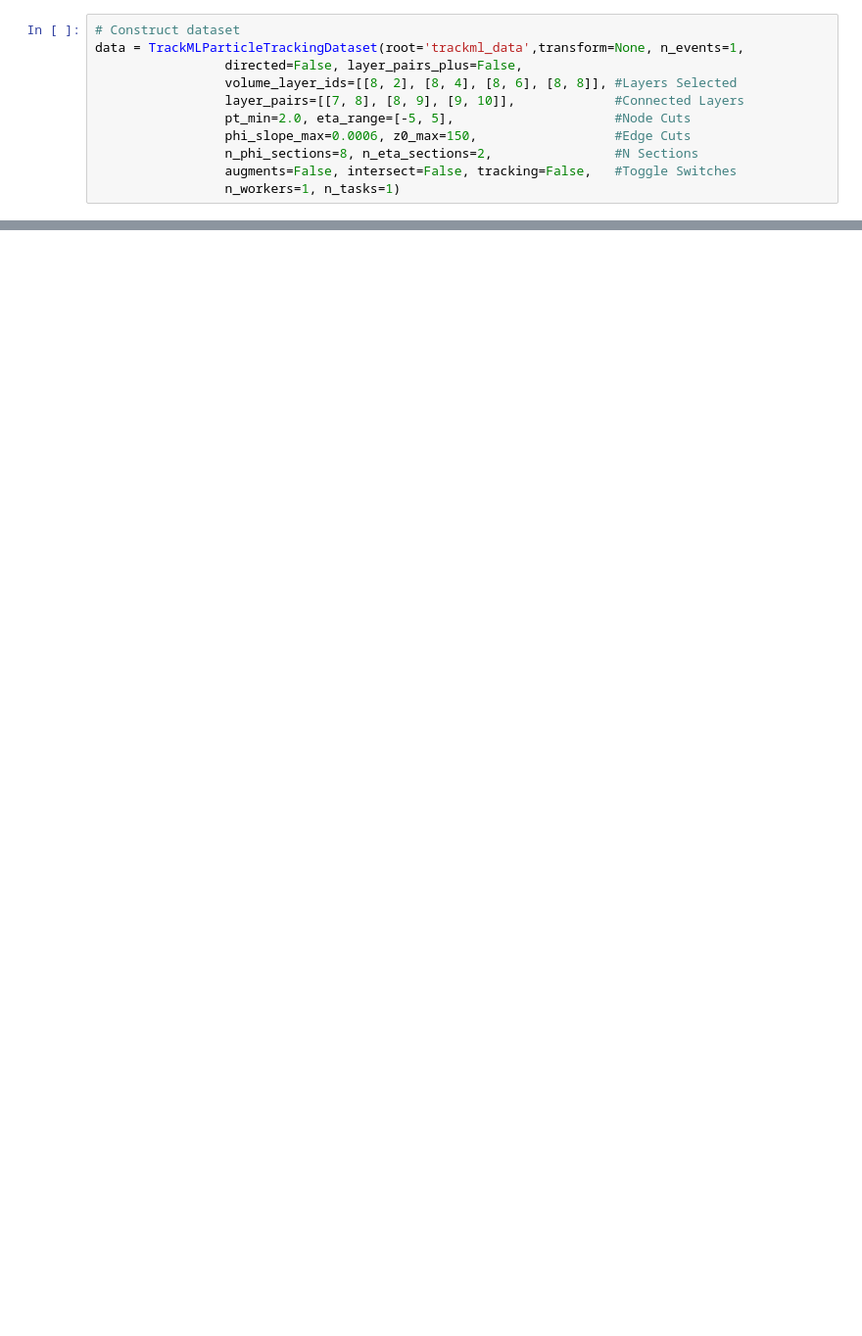
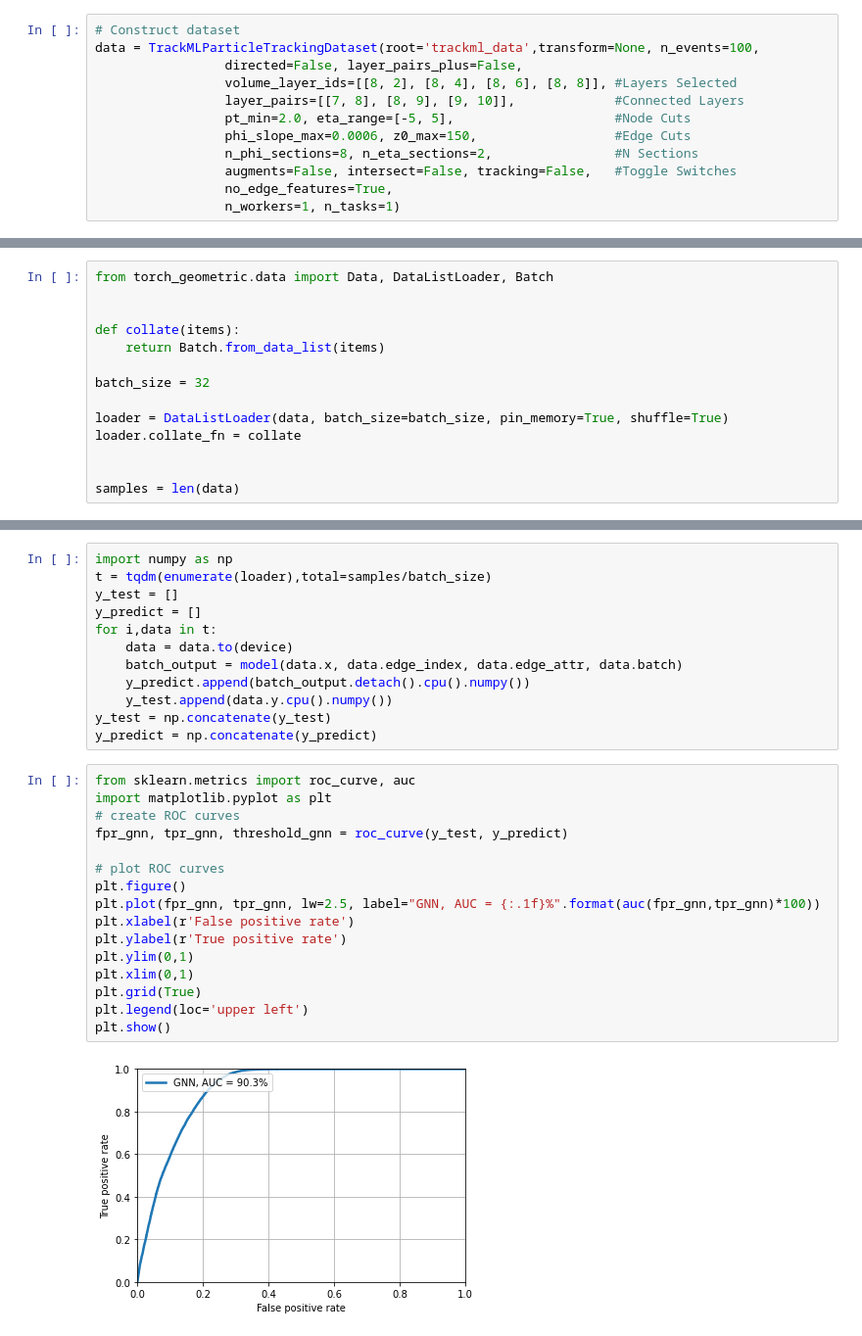
Before and after one commit to jmduarte/trackml_gnn_example, a Jupyter notebook: train.ipynb, the cells around one changed output, grey strips where cells are left out. Shown at 98% size. Cells and saved outputs as stored; diff of their text form; blank space fills up the shorter version.

```diff
--- a/train.ipynb
+++ b/train.ipynb
@@ -11,6 +28,6 @@ import multiprocessing as mp
 # %%
 # Construct dataset
-data = TrackMLParticleTrackingDataset(root='trackml_data',transform=None, n_events=1,
+data = TrackMLParticleTrackingDataset(root='trackml_data',transform=None, n_events=100,
                  directed=False, layer_pairs_plus=False,
                  volume_layer_ids=[[8, 2], [8, 4], [8, 6], [8, 8]], #Layers Selected
                  layer_pairs=[[7, 8], [8, 9], [9, 10]],             #Connected Layers
@@ -18,6 +35,7 @@ data = TrackMLParticleTrackingDataset(root='trackml_data',transform=None, n_even
                  phi_slope_max=0.0006, z0_max=150,                  #Edge Cuts
                  n_phi_sections=8, n_eta_sections=2,                #N Sections
                  augments=False, intersect=False, tracking=False,   #Toggle Switches
+                 no_edge_features=True,
                  n_workers=1, n_tasks=1)
 # %% [output]
 Processing...
@@ -28,0 +114,14 @@ ValueError: Cannot index with multidimensional key
+# %%
+from torch_geometric.data import Data, DataListLoader, Batch
+
+
+def collate(items):
+    return Batch.from_data_list(items)
+
+batch_size = 32
+
+loader = DataListLoader(data, batch_size=batch_size, pin_memory=True, shuffle=True)
+loader.collate_fn = collate
+
+
+samples = len(data)
@@ -28,0 +231,30 @@ ValueError: Cannot index with multidimensional key
+# %%
+import numpy as np
+t = tqdm(enumerate(loader),total=samples/batch_size)
+y_test = []
+y_predict = []
+for i,data in t:
+    data = data.to(device)
+    batch_output = model(data.x, data.edge_index, data.edge_attr, data.batch)
+    y_predict.append(batch_output.detach().cpu().numpy())
+    y_test.append(data.y.cpu().numpy())
+y_test = np.concatenate(y_test)
+y_predict = np.concatenate(y_predict)
+# %%
+from sklearn.metrics import roc_curve, auc
+import matplotlib.pyplot as plt
+# create ROC curves
+fpr_gnn, tpr_gnn, threshold_gnn = roc_curve(y_test, y_predict)
+
+# plot ROC curves
+plt.figure()
+plt.plot(fpr_gnn, tpr_gnn, lw=2.5, label="GNN, AUC = {:.1f}%".format(auc(fpr_gnn,tpr_gnn)*100))
+plt.xlabel(r'False positive rate')
+plt.ylabel(r'True positive rate')
+plt.ylim(0,1)
+plt.xlim(0,1)
+plt.grid(True)
+plt.legend(loc='upper left')
+plt.show()
+# %% [output]
+[figure, added]
```
Also changed, not shown: parts of 6 cells of this notebook, 2 other files.
